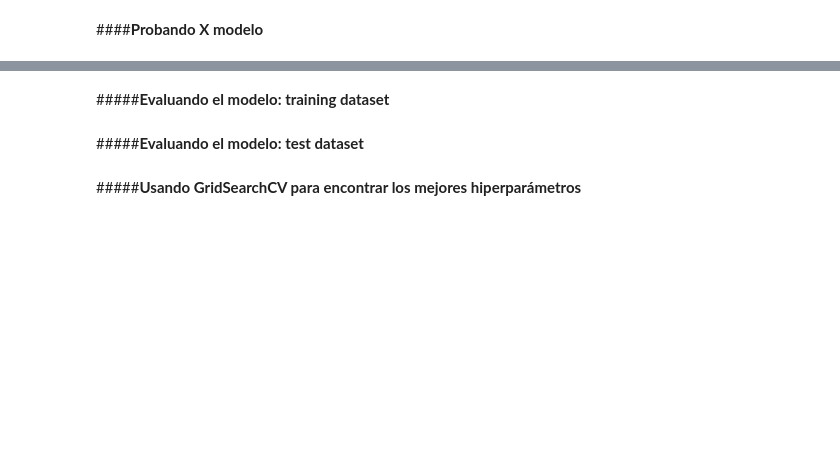
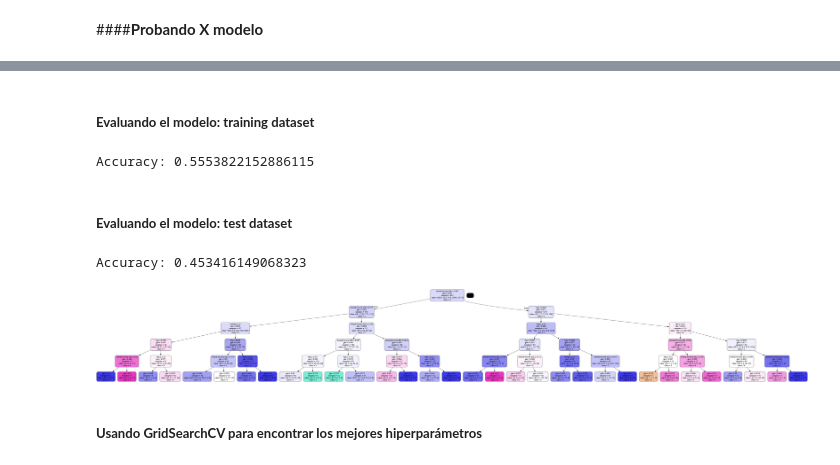
Before and after one commit to CristianPerafan/ArtificiallIntelligence, a Jupyter notebook: Segunda parte/Laboratorio_2.ipynb, the cells around one changed output, grey strips where cells are left out. Saved outputs shown, nothing was run; the diff lists cells and outputs as text; code cells hidden in the pictures; blank space fills up the shorter version.

```diff
--- a/Segunda parte/Laboratorio_2.ipynb
+++ b/Segunda parte/Laboratorio_2.ipynb
@@ -637 +775,11 @@ Es importante que compares e interpretes las métricas arrojadas tanto para el d
+# %%
+X = df_replace_copy[['Gender', 'Age', 'Annual Income (k$)']]
+y = df_replace_copy['Spending Score_encoded']
+
+X_train, X_test, y_train, y_test = train_test_split(X, y, random_state=0 ,test_size=0.2)
+
+
+scaler = MinMaxScaler()
+X_train = scaler.fit_transform(X_train)
+X_test = scaler.transform(X_test)
 # %% [markdown]
@@ -639,6 +787,42 @@ Es importante que compares e interpretes las métricas arrojadas tanto para el d
+# %%
+# Create Decision Tree classifer object
+clf = DecisionTreeClassifier(criterion="gini", max_depth=5,min_samples_leaf=2, min_samples_split=2)
+
+# Train Decision Tree Classifer
+clf = clf.fit(X_train,y_train)
 # %% [markdown]
-#####**Evaluando el modelo: training dataset**
+##### **Evaluando el modelo: training dataset**
+# %%
+#Predict the response for test dataset
+y_pred = clf.predict(X_train)
+
+# Model Accuracy, how often is the classifier correct?
+print("Accuracy:",metrics.accuracy_score(y_train, y_pred))
+# %% [output]
+Accuracy: 0.5553822152886115
 # %% [markdown]
-#####**Evaluando el modelo: test dataset**
+##### **Evaluando el modelo: test dataset**
+# %%
+#Predict the response for test dataset
+y_pred = clf.predict(X_test)
+
+# Model Accuracy, how often is the classifier correct?
+print("Accuracy:",metrics.accuracy_score(y_test, y_pred))
+# %% [output]
+Accuracy: 0.453416149068323
+# %%
+from six import StringIO
+from IPython.display import Image
+from sklearn.tree import export_graphviz
+import pydotplus
+dot_data = StringIO()
+export_graphviz(clf, out_file=dot_data,
+                filled=True, rounded=True,
+                special_characters=True, feature_names = ['Gender', 'Age', 'Annual Income (k$)'],class_names=['0','1','2','3','4'])
+graph = pydotplus.graph_from_dot_data(dot_data.getvalue())
+graph.write_png('mall.png')
+Image(graph.create_png())
+# %% [output]
+[figure, added]
 # %% [markdown]
-#####**Usando GridSearchCV para encontrar los mejores hiperparámetros**
+##### **Usando GridSearchCV para encontrar los mejores hiperparámetros**
```
Also changed, not shown: parts of 17 cells of this notebook.
